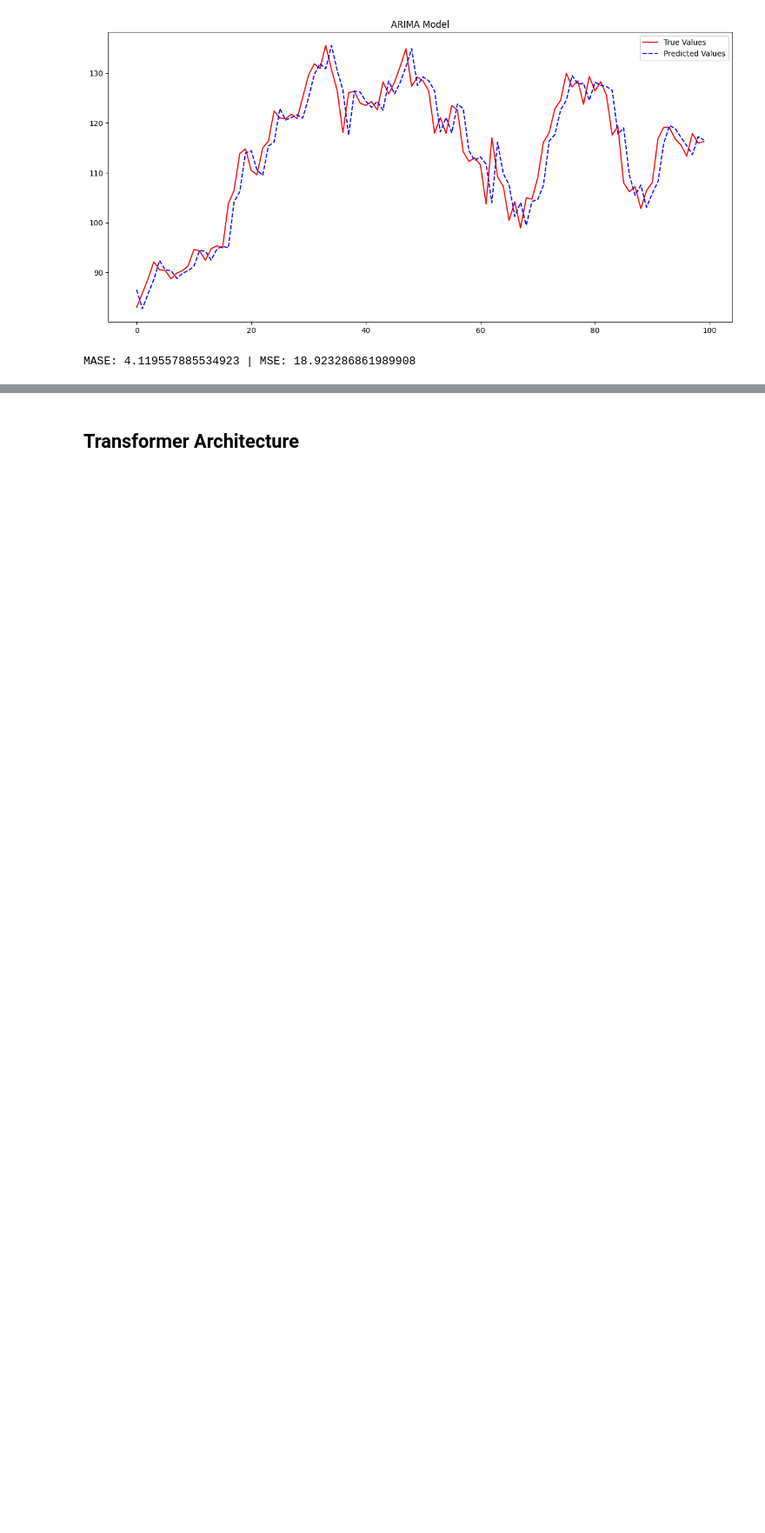
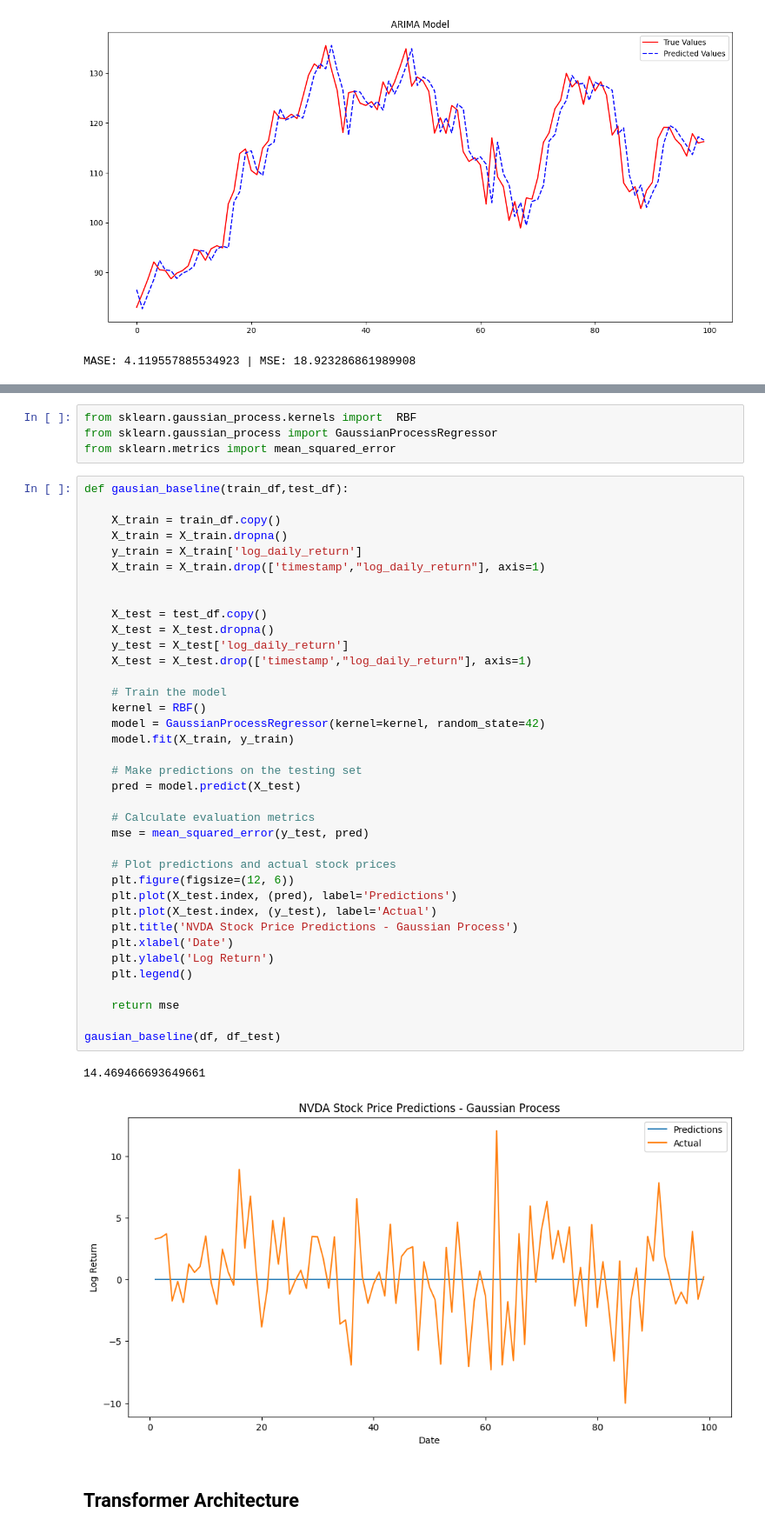
Before and after one commit to yiukitCheung/Stocks_Alert_System, a Jupyter notebook: jupyter notebook/model_performance_study.ipynb, the cells around one changed output, grey strips where cells are left out. Shown: that part at 87% size. Saved outputs shown, nothing was run; the diff lists cells and outputs as text; blank space fills up the shorter version.

```diff
--- a/jupyter notebook/model_performance_study.ipynb
+++ b/jupyter notebook/model_performance_study.ipynb
@@ -223,2 +242,46 @@ MASE: 4.119557885534923 | MSE: 18.923286861989908
+# %%
+from sklearn.gaussian_process.kernels import  RBF
+from sklearn.gaussian_process import GaussianProcessRegressor
+from sklearn.metrics import mean_squared_error
+# %%
+def gausian_baseline(train_df,test_df):
+
+    X_train = train_df.copy()
+    X_train = X_train.dropna()
+    y_train = X_train['log_daily_return']
+    X_train = X_train.drop(['timestamp',"log_daily_return"], axis=1)
+
+
+    X_test = test_df.copy()
+    X_test = X_test.dropna()
+    y_test = X_test['log_daily_return']
+    X_test = X_test.drop(['timestamp',"log_daily_return"], axis=1)
+
+    # Train the model
+    kernel = RBF()
+    model = GaussianProcessRegressor(kernel=kernel, random_state=42)
+    model.fit(X_train, y_train)
+
+    # Make predictions on the testing set
+    pred = model.predict(X_test)
+
+    # Calculate evaluation metrics
+    mse = mean_squared_error(y_test, pred)
+
+    # Plot predictions and actual stock prices
+    plt.figure(figsize=(12, 6))
+    plt.plot(X_test.index, (pred), label='Predictions')
+    plt.plot(X_test.index, (y_test), label='Actual')
+    plt.title('NVDA Stock Price Predictions - Gaussian Process')
+    plt.xlabel('Date')
+    plt.ylabel('Log Return')
+    plt.legend()
+
+    return mse
+
+gausian_baseline(df, df_test)
+# %% [output]
+14.469466693649661
+[figure, added]
 # %% [markdown]
 ## Transformer Architecture
```
Also changed, not shown: parts of 23 cells of this notebook, 4 other files.
